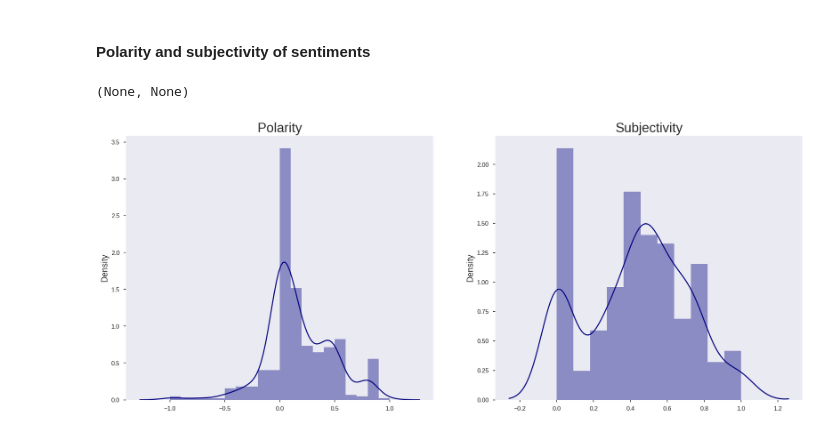
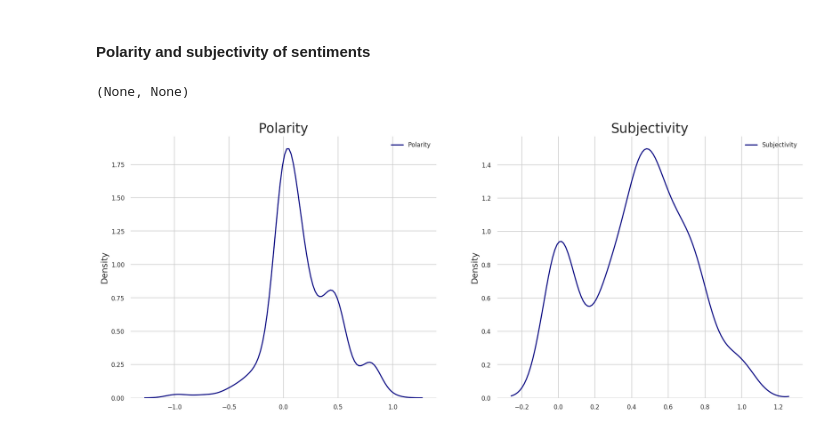
Before and after one commit to wildlyclassyprince/data-playground, a Jupyter notebook: trump_tweets/trump_tweets.ipynb, the cells around one changed output. Drawn from its saved outputs; the diff is of its cells as text; code cells hidden in the pictures.

Commit message:
Added new polarity and subjectivity models

```diff
--- a/trump_tweets/trump_tweets.ipynb
+++ b/trump_tweets/trump_tweets.ipynb
@@ -17,6 +17,7 @@ import matplotlib.colors as mcolors
 import time_series as ts
 
 # And their accomplices ...
+from scipy import stats
 from matplotlib.ticker import FuncFormatter
 from textblob import TextBlob
 from gensim import corpora
@@ -30,6 +31,7 @@ from pprint import pprint
 from warnings import filterwarnings
 
 # Settings
+sns.set_style('white')
 filterwarnings('ignore')
 #logging.basicConfig(format='%(asctime)s : %(levelname)s : %(message)s', level=logging.INFO)
 # %%
@@ -556,12 +559,12 @@ polarity_and_subjectivity(df=df, column='text')
 # %%
 # Plotting
 f, (ax1, ax2) = plt.subplots(1, 2, figsize=(20, 8), dpi=120)
-sns.distplot(df['polarity'], label='Polarity', ax=ax1, color='navy')
-sns.distplot(df['subjectivity'], label='Subjectivity', ax=ax2, color='navy')
+sns.distplot(df['polarity'], label='Polarity', ax=ax1, color='navy', hist=False)
+sns.distplot(df['subjectivity'], label='Subjectivity', ax=ax2, color='navy', hist=False)
 ax1.set_title('Polarity', fontsize=22), ax2.set_title('Subjectivity', fontsize=22)
 ax1.set_ylabel('Density', fontsize=14), ax2.set_ylabel('Density', fontsize=14)
 ax1.set_xlabel(''), ax2.set_xlabel('')
 ax1.grid(), ax2.grid()
 # %% [output]
 (None, None)
-[figure, old version]
+[figure, new version]
```
Also changed, not shown: parts of 19 cells of this notebook.
